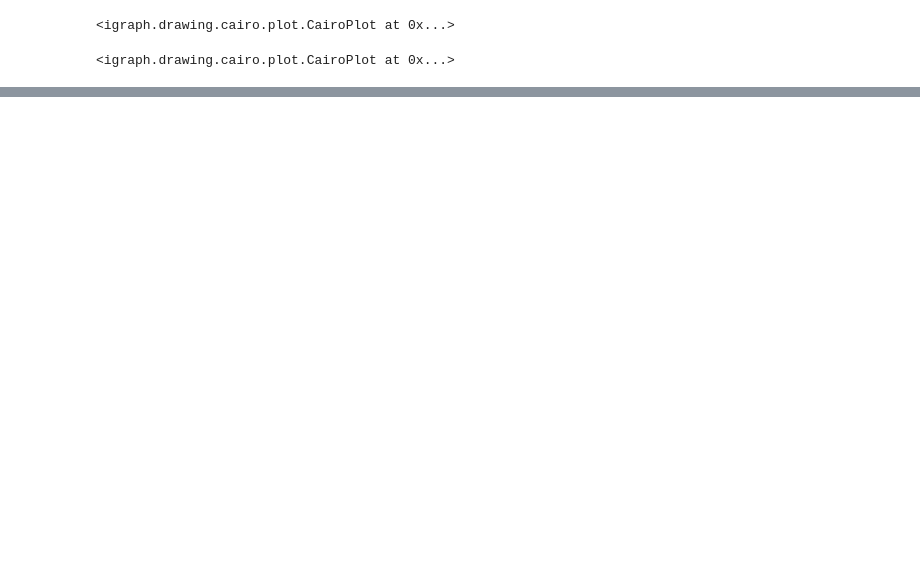
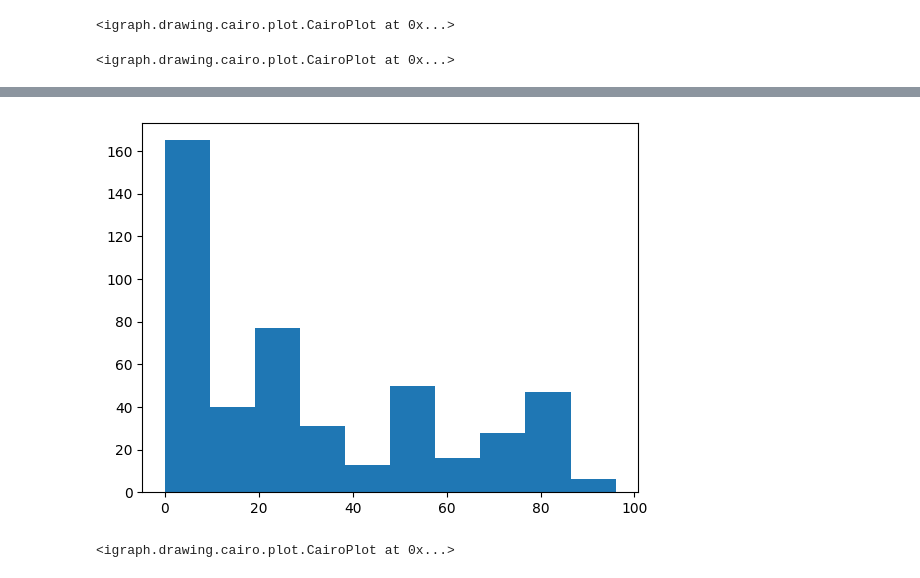
Before and after one commit to llnl/Wintap-Analytics, a Jupyter notebook: 2025-acme4-explore/gather-process-trees.ipynb, the cells around one changed output, grey strips where cells are left out. Saved outputs shown, nothing was run; the diff lists cells and outputs as text; code cells hidden in the pictures; blank space fills up the shorter version.

```diff
--- a/2025-acme4-explore/gather-process-trees.ipynb
+++ b/2025-acme4-explore/gather-process-trees.ipynb
@@ -1139,11 +1140,11 @@ ig.plot(sg1, bbox=(1200,600), layout=sg1['ly'], margin=100,
 # %%
 ## plot top scoring tree
 path = [int(x[1]) for x in paths]
-sg2.vs['vertex_size'] = 10
+sg2.vs['vertex_size'] = 15
 sg2.vs['vertex_label_size'] = 1
 for i in path:
     sg2.vs[i]['vertex_size'] = 1
-    sg2.vs[i]['vertex_label_size'] = 25
+    sg2.vs[i]['vertex_label_size'] = 30
 ig.plot(sg2, "algo1_4.png",
         bbox=(1200,600), layout=sg2['ly'], margin=100,
         vertex_size=sg2.vs['vertex_size'],
@@ -1154,0 +1164,11 @@ ig.plot(sg2, "algo1_4.png",
+# %%
+## filter subtrees with badusers, minimum depth and maximum number of nodes
+_df = process_df[(process_df.nodes<=100) & (process_df.layers>=4) & (process_df.has_bad==1)]
+print('Number of templates:',_df.shape[0])
+
+## save template information
+templates = []
+for tree,root in zip(_df.tree,_df.root):
+    sg1 = get_subtree(Trees, tree, root)
+    if ('bad3' in set(sg1.vs['shortlabel'])) or ('bad9' in set(sg1.vs['shortlabel']) or ('bad88' in set(sg1.vs['shortlabel']))):
+        templates.append((tree,root))
@@ -1154,0 +1177,4 @@ ig.plot(sg2, "algo1_4.png",
+# %%
+## filter subtrees without badusers, minimum depth and maximum number of nodes
+_df = process_df[(process_df.nodes<=100) & (process_df.layers>=4) & (process_df.has_bad==0)]
+_df.shape
@@ -1154,0 +1183,19 @@ ig.plot(sg2, "algo1_4.png",
+# %%
+## build similarity matrix S between non-baduser trees and templates
+## this takes about 13 minutes
+T = list(_df.tree)
+R = list(_df.root)
+S = np.zeros(shape=(len(templates), len(T)))
+i = 0
+for tree,root in templates:
+    print(i)
+    sg1 = get_ordered_subtree(Trees, tree, root) ## sub-tree above with required DFS labelling
+    ## apply Algorithm 1 (basic matcher)
+    Results = []
+    j = 0
+    for t,r in zip(T,R):
+        sg2 = get_ordered_subtree(Trees, t, r)
+        _, score = gwm.basic_matcher(sg1, sg2, phi_name='process') ## node feature == process name
+        S[i,j] = score
+        j += 1
+    i += 1
@@ -1154,0 +1220,12 @@ ig.plot(sg2, "algo1_4.png",
+# %%
+## summing up all S_ij
+plt.hist(S.sum(axis=0));
+# %% [output]
+[figure, added]
+# %%
+## plot tree with largest sum
+m = np.argmax(S.sum(axis=0))
+sg2 = get_subtree(Trees, T[m], R[m])
+ig.plot(sg2, bbox=(1800,600), layout=sg2['ly'], margin=100, vertex_label_size=11, vertex_size=1, edge_color='lightgrey', edge_arrow_size=0)
+# %% [output]
+<igraph.drawing.cairo.plot.CairoPlot at 0x...>
```
Also changed, not shown: parts of 20 cells of this notebook, 1 other file.
